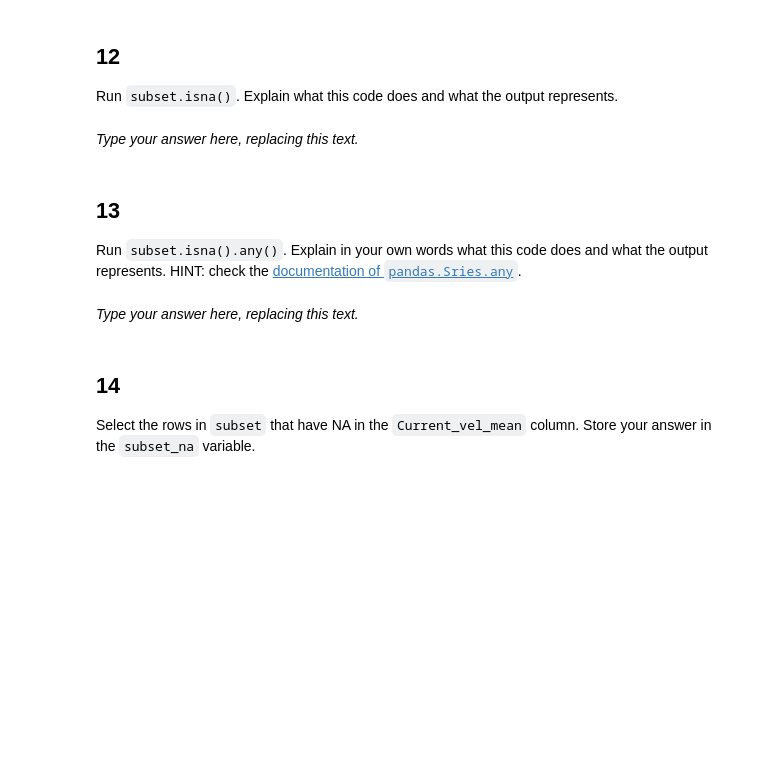
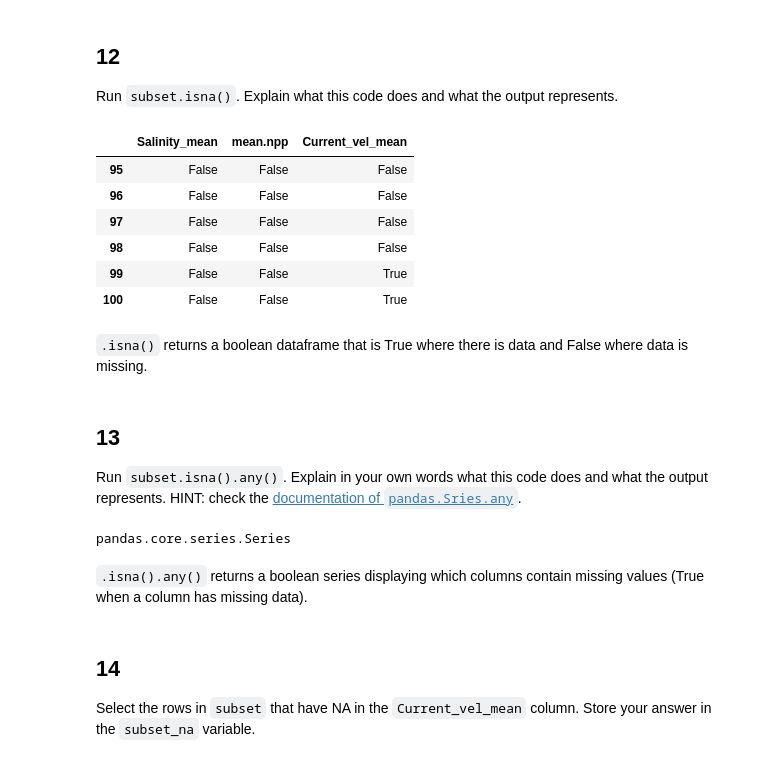
Before and after one commit to emaliap/eds220-hwk1, a Jupyter notebook: task2/hwk1-task2-corals.ipynb, the cells around one changed output. Saved outputs shown, nothing was run; the diff lists cells and outputs as text; code cells hidden in the pictures; blank space fills up the shorter version.

Commit message:
Solved parts 7 through 14 of task 2

```diff
--- a/task2/hwk1-task2-corals.ipynb
+++ b/task2/hwk1-task2-corals.ipynb
@@ -265,3 +308,6 @@ subset = ...
+# %%
+# Select rows 95 through 100 and columns 17, 20, and 28
+subset = coral_div.iloc[95:101,[16,19,27]]
 # %%
 # View the dataframe
 subset
@@ -273,8 +329,19 @@ grader.check("q11")
 ## 12
 
 Run `subset.isna()`. Explain what this code does and what the output represents.
-# %% [markdown]
-_Type your answer here, replacing this text._
+# %%
+# Check which values in the dataframe are missing
+subset.isna()
+# %% [output]
+|  | Salinity_mean | mean.npp | Current_vel_mean |
+| 95 | False | False | False |
+| 96 | False | False | False |
+| 97 | False | False | False |
+| 98 | False | False | False |
+| 99 | False | False | True |
+| 100 | False | False | True |
+# %% [markdown]
+`.isna()` returns a boolean dataframe that is True where there is data and False where data is missing.
 # %% [markdown]
 <!-- END QUESTION -->
 
@@ -282,8 +349,13 @@ _Type your answer here, replacing this text._
 
 ## 13
 Run `subset.isna().any()`. Explain in your own words what this code does and what the output represents. HINT: check the [documentation of `pandas.Sries.any`](https://pandas.pydata.org/docs/reference/api/pandas.Series.any.html).
-# %% [markdown]
-_Type your answer here, replacing this text._
+# %%
+# Check which columns have missing values
+subset.isna().any()
+# %% [output]
+pandas.core.series.Series
+# %% [markdown]
+`.isna().any()` returns a boolean series displaying which columns contain missing values (True when a column has missing data).
 # %% [markdown]
 <!-- END QUESTION -->
 
```
Also changed, not shown: parts of 27 cells of this notebook.
